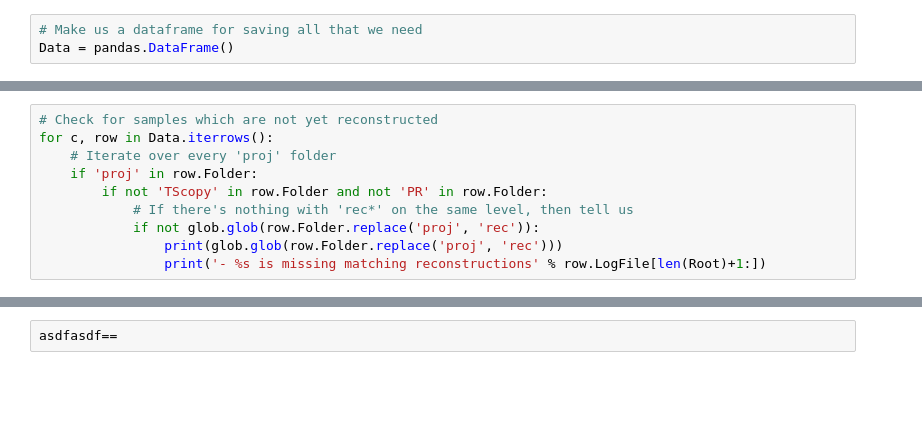
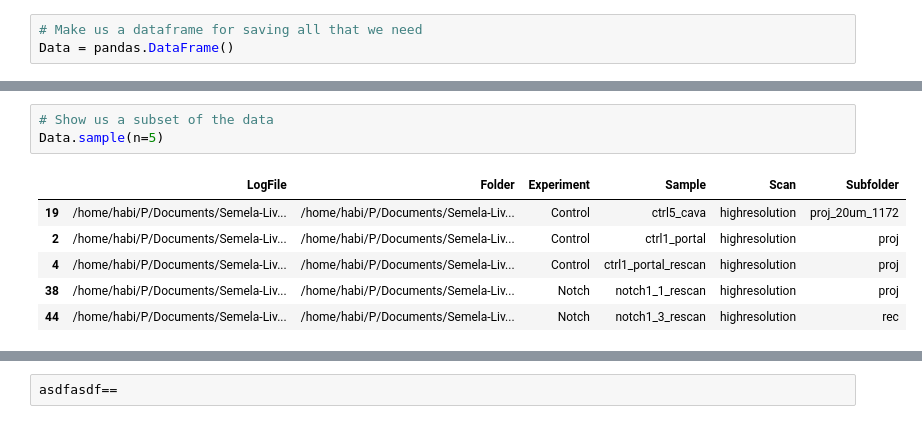
Before and after one commit to habi/liver-nchp, a Jupyter notebook: DataWrangling.ipynb, the cells around one changed output, grey strips where cells are left out. Saved outputs shown, nothing was run; the diff lists cells and outputs as text; blank space fills up the shorter version.

```diff
--- a/DataWrangling.ipynb
+++ b/DataWrangling.ipynb
@@ -251,10 +267,0 @@ Data['Folder'] = [os.path.dirname(f) for f in Data['LogFile']]
-# %%
-# Check for samples which are not yet reconstructed
-for c, row in Data.iterrows():
-    # Iterate over every 'proj' folder
-    if 'proj' in row.Folder:
-        if not 'TScopy' in row.Folder and not 'PR' in row.Folder:
-            # If there's nothing with 'rec*' on the same level, then tell us
-            if not glob.glob(row.Folder.replace('proj', 'rec')):
-                print(glob.glob(row.Folder.replace('proj', 'rec')))
-                print('- %s is missing matching reconstructions' % row.LogFile[len(Root)+1:])
@@ -303,0 +313,10 @@ Data
+# %%
+# Show us a subset of the data
+Data.sample(n=5)
+# %% [output]
+|  | LogFile | Folder | Experiment | Sample | Scan | Subfolder |
+| 19 | /home/habi/P/Documents/Semela-Liv... | /home/habi/P/Documents/Semela-Liv... | Control | ctrl5_cava | highresolution | proj_20um_1172 |
+| 2 | /home/habi/P/Documents/Semela-Liv... | /home/habi/P/Documents/Semela-Liv... | Control | ctrl1_portal | highresolution | proj |
+| 4 | /home/habi/P/Documents/Semela-Liv... | /home/habi/P/Documents/Semela-Liv... | Control | ctrl1_portal_rescan | highresolution | proj |
+| 38 | /home/habi/P/Documents/Semela-Liv... | /home/habi/P/Documents/Semela-Liv... | Notch | notch1_1_rescan | highresolution | proj |
+| 44 | /home/habi/P/Documents/Semela-Liv... | /home/habi/P/Documents/Semela-Liv... | Notch | notch1_3_rescan | highresolution | rec |
```
Also changed, not shown: parts of 31 cells of this notebook.
